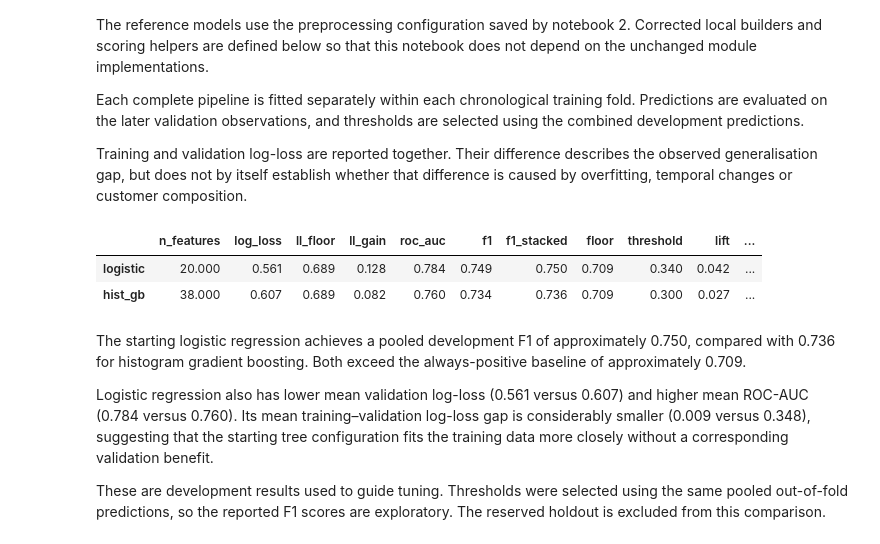
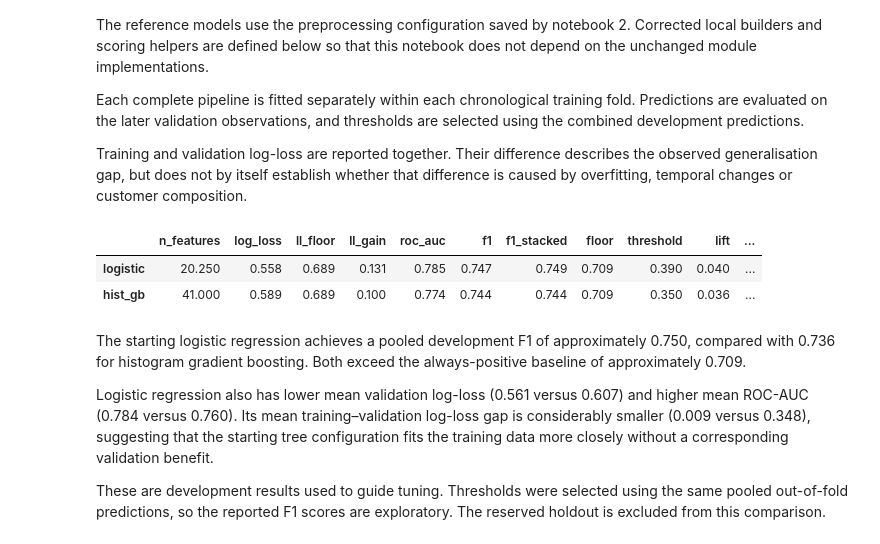
Before and after one commit to PedroHSantos20/ml-repeat-purchase, a Jupyter notebook: notebooks/03_modelling_homework.ipynb, the cells around one changed output. Drawn from its saved outputs; the diff is of its cells as text; code cells hidden in the pictures.

```diff
--- a/notebooks/03_modelling_homework.ipynb
+++ b/notebooks/03_modelling_homework.ipynb
@@ -483,6 +487,49 @@ Each complete pipeline is fitted separately within each chronological training f
 Training and validation log-loss are reported together. Their difference describes the observed generalisation gap, but does not by itself establish whether that difference is caused by overfitting, temporal changes or customer composition.
 # %%
 # Local pipeline builders: follow the exported preprocessing decisions.
+NBD_BLOCK = config.get("review_features", {}).get("fitted_block", {})  # fitted inside each training part
+NBD_INPUTS = NBD_BLOCK.get("nbd_repeat_prob", [])
+
+
+class NBDRepeatProbability(BaseEstimator, TransformerMixin):
+    """BG/NBD-style probability of another purchase within the horizon, fitted on the training rows (notebook 2, 6.4)."""
+
+    def __init__(self, horizon=90):
+        self.horizon = horizon
+
+    @staticmethod
+    def _prob(theta, x, T, h):
+        r, alpha, a, b = np.exp(theta)  # log scale keeps the parameters positive
+        stop = np.where(x >= 1, a / (a + b + np.maximum(x - 1, 0)), 0.0)
+        buy = 1 - np.exp((r + x) * (np.log(alpha + T) - np.log(alpha + T + h)))
+        return np.clip((1 - stop) * buy, 1e-6, 1 - 1e-6)
+
+    @staticmethod
+    def _inputs(X):
+        X = np.asarray(X, dtype=float)
+        return np.nan_to_num(X[:, 0]), np.nan_to_num(np.maximum(X[:, 1], 0))
+
+    def fit(self, X, y):
+        x, T = self._inputs(X)
+        y = np.asarray(y, dtype=float)
+
+        def neg_log_lik(theta):
+            p = self._prob(theta, x, T, self.horizon)
+            return -np.mean(y * np.log(p) + (1 - y) * np.log(1 - p))
+
+        result = minimize(neg_log_lik, x0=np.log([1.0, 50.0, 1.0, 5.0]), method="Nelder-Mead",
+                          options={"maxiter": 4000, "xatol": 1e-6, "fatol": 1e-9})
+        self.theta_ = result.x
+        return self
+
+    def transform(self, X):
+        x, T = self._inputs(X)
+        return self._prob(self.theta_, x, T, self.horizon).reshape(-1, 1)
+
+    def get_feature_names_out(self, input_features=None):
+        return np.array(["nbd_repeat_prob"])
+
+
 def branch_roles(roles, branch):
     if branch == "linear":
         extra = LINEAR_EXTRA
@@ -493,6 +540,7 @@ def branch_roles(roles, branch):
     else:
         raise ValueError(f"Unknown branch: {branch}")
 
+    excluded.add("nbd_repeat_prob")  # added by the builders, fitted on each training part
     result = {
         group: [c for c in roles[group] if c not in excluded]
         for group in ("num", "high", "low")
@@ -504,7 +552,8 @@ def branch_roles(roles, branch):
 
 def pipeline_inputs(roles, branch):
     r = branch_roles(roles, branch)
-    return r["num"] + r["high"] + r["low"]
+    columns = r["num"] + r["high"] + r["low"]
+    return columns + [c for c in NBD_INPUTS if c not in columns]  # raw inputs of the fitted probability
 
 
 def build_linear_pipeline(
@@ -558,7 +607,8 @@ def build_linear_pipeline(
                 ),
                 r["low"],
             ),
-        ],
+        ] + ([("nbd", Pipeline([("fit", NBDRepeatProbability()), ("scale", StandardScaler())]), NBD_INPUTS)]
+             if NBD_INPUTS else []),
         sparse_threshold=0,
     )
 
@@ -601,7 +651,7 @@ def build_tree_pipeline(model, roles):
             ),
             ("high", rpp.FrequencyEncoder(), r["high"]),
             ("num", "passthrough", r["num"]),
-        ],
+        ] + ([("nbd", NBDRepeatProbability(), NBD_INPUTS)] if NBD_INPUTS else []),  # last: category positions stay first
         sparse_threshold=0,
         verbose_feature_names_out=False,
     )
@@ -786,35 +836,35 @@ start_pipes = {
     "hist_gb": (
         build_tree_pipeline(
             HistGradientBoostingClassifier(
                 random_state=RANDOM_STATE,
             ),
             roles,
         ),
         pipeline_inputs(roles, "tree"),
     ),
 }
 
 start_runs = {}
 
 for name, (pipe, inputs) in start_pipes.items():
     start_runs[name] = ev.score_folds(
         pipe,
         dev,
         folds,
         inputs,
         train_scores=True,
     )
 
 start_summary = pd.DataFrame({
     name: ev.summary_row(*run)
     for name, run in start_runs.items()
 }).T
 
 display(start_summary)
 # %% [output]
 |  | n_features | log_loss | ll_floor | ll_gain | roc_auc | f1 | f1_stacked | floor | threshold | lift | ... |
-| logistic | 20.000 | 0.561 | 0.689 | 0.128 | 0.784 | 0.749 | 0.750 | 0.709 | 0.340 | 0.042 | ... |
-| hist_gb | 38.000 | 0.607 | 0.689 | 0.082 | 0.760 | 0.734 | 0.736 | 0.709 | 0.300 | 0.027 | ... |
+| logistic | 20.250 | 0.558 | 0.689 | 0.131 | 0.785 | 0.747 | 0.749 | 0.709 | 0.390 | 0.040 | ... |
+| hist_gb | 41.000 | 0.589 | 0.689 | 0.100 | 0.774 | 0.744 | 0.744 | 0.709 | 0.350 | 0.036 | ... |
 # %% [markdown]
 The starting logistic regression achieves a pooled development F1 of
 approximately 0.750, compared with 0.736 for histogram gradient boosting.
```
Also changed, not shown: parts of 23 cells of this notebook, 29 other files.
